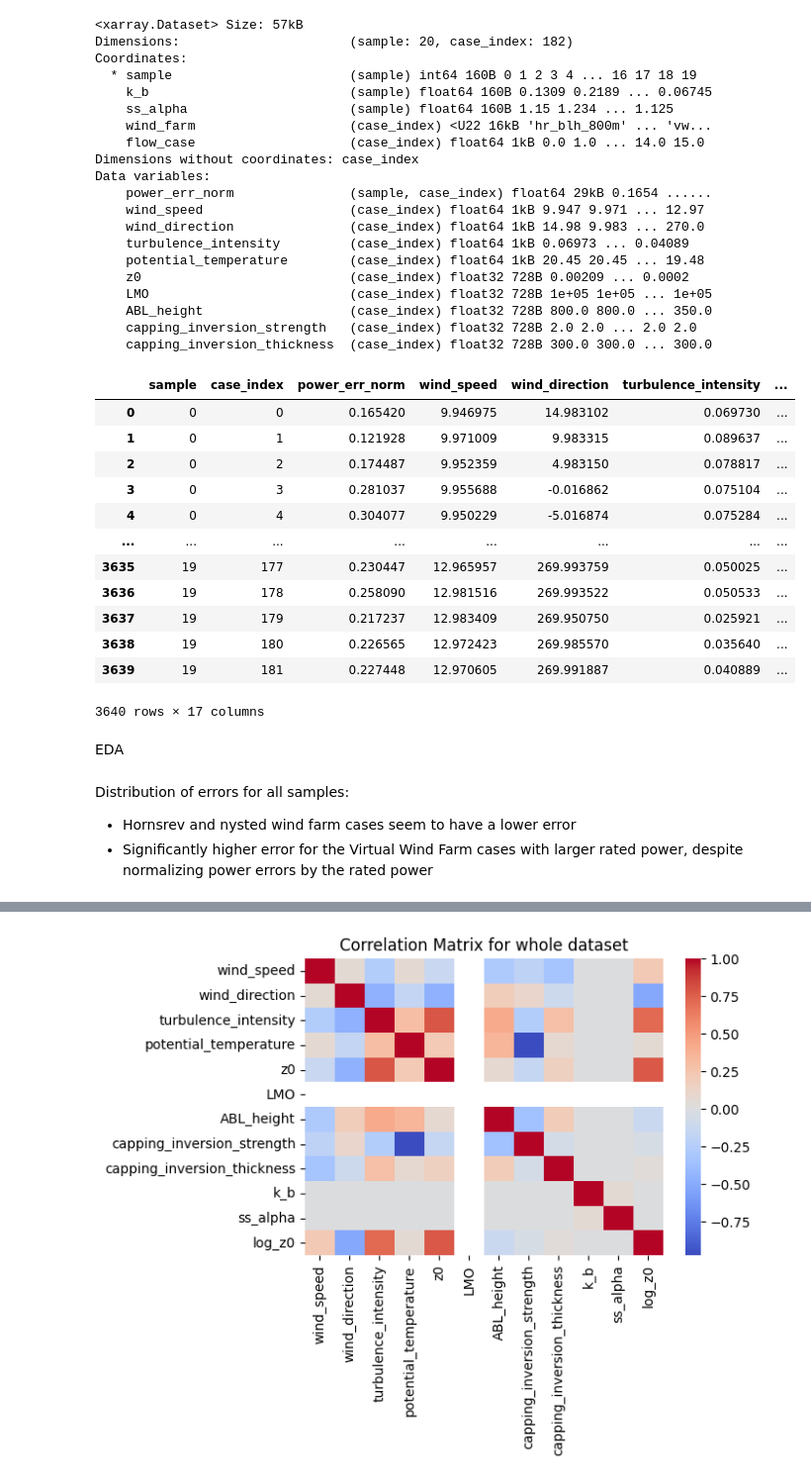
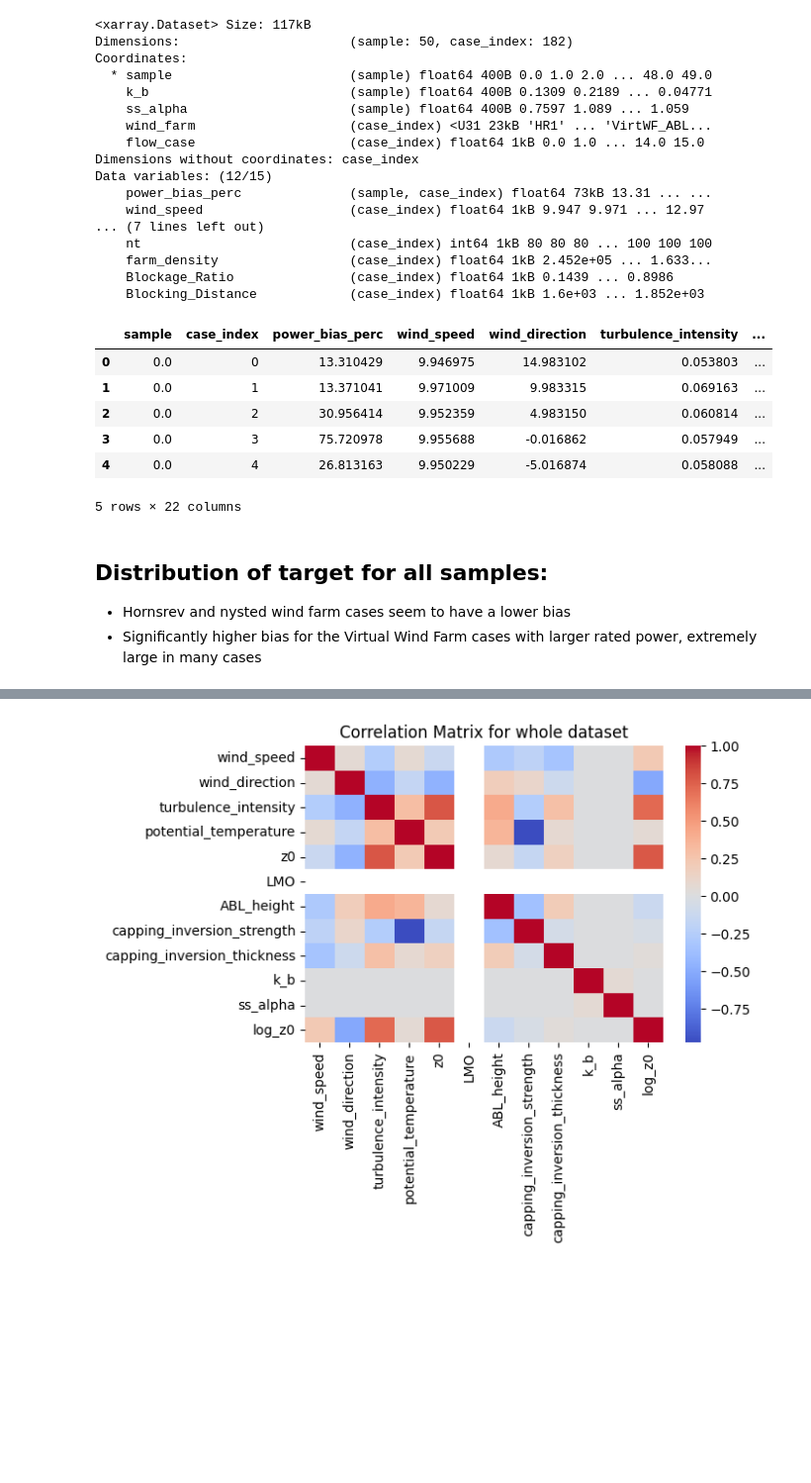
Before and after one commit to EUFLOW/WIFA_UQ, a Jupyter notebook: model_error_database/database_EDA.ipynb, the cells around one changed output, grey strips where cells are left out. Shown at 99% size. Drawn from its saved outputs; the diff is of its cells as text; code cells hidden in the pictures; blank space fills up the shorter version.

```diff
--- a/model_error_database/database_EDA.ipynb
+++ b/model_error_database/database_EDA.ipynb
@@ -7,52 +13,41 @@ import pandas as pd
 # %%
 # Load dataset and create version in dataframe format
-xr_data=xr.load_dataset("results_stacked_hh.nc")
+xr_data=xr.load_dataset("results_stacked_hh_blockage.nc")
 df=xr_data.to_dataframe().reset_index()
 df['log_z0']=np.log(df['z0'].values)
 xr_data
 # %% [output]
-<xarray.Dataset> Size: 57kB
-Dimensions:                      (sample: 20, case_index: 182)
+<xarray.Dataset> Size: 117kB
+Dimensions:                      (sample: 50, case_index: 182)
 Coordinates:
-  * sample                       (sample) int64 160B 0 1 2 3 4 ... 16 17 18 19
-    k_b                          (sample) float64 160B 0.1309 0.2189 ... 0.06745
-    ss_alpha                     (sample) float64 160B 1.15 1.234 ... 1.125
-    wind_farm                    (case_index) <U22 16kB 'hr_blh_800m' ... 'vw...
+  * sample                       (sample) float64 400B 0.0 1.0 2.0 ... 48.0 49.0
+    k_b                          (sample) float64 400B 0.1309 0.2189 ... 0.04771
+    ss_alpha                     (sample) float64 400B 0.7597 1.089 ... 1.059
+    wind_farm                    (case_index) <U31 23kB 'HR1' ... 'VirtWF_ABL...
     flow_case                    (case_index) float64 1kB 0.0 1.0 ... 14.0 15.0
 Dimensions without coordinates: case_index
-Data variables:
-    power_err_norm               (sample, case_index) float64 29kB 0.1654 ......
+Data variables: (12/15)
+    power_bias_perc              (sample, case_index) float64 73kB 13.31 ... ...
     wind_speed                   (case_index) float64 1kB 9.947 9.971 ... 12.97
-    wind_direction               (case_index) float64 1kB 14.98 9.983 ... 270.0
-    turbulence_intensity         (case_index) float64 1kB 0.06973 ... 0.04089
-    potential_temperature        (case_index) float64 1kB 20.45 20.45 ... 19.48
-    z0                           (case_index) float32 728B 0.00209 ... 0.0002
-    LMO                          (case_index) float32 728B 1e+05 1e+05 ... 1e+05
-    ABL_height                   (case_index) float32 728B 800.0 800.0 ... 350.0
-    capping_inversion_strength   (case_index) float32 728B 2.0 2.0 ... 2.0 2.0
-    capping_inversion_thickness  (case_index) float32 728B 300.0 300.0 ... 300.0
+... (7 lines left out)
+    nt                           (case_index) int64 1kB 80 80 80 ... 100 100 100
+    farm_density                 (case_index) float64 1kB 2.452e+05 ... 1.633...
+    Blockage_Ratio               (case_index) float64 1kB 0.1439 ... 0.8986
+    Blocking_Distance            (case_index) float64 1kB 1.6e+03 ... 1.852e+03
 # %%
 # in dataframe format
-df
+df.head()
 # %% [output]
-|  | sample | case_index | power_err_norm | wind_speed | wind_direction | turbulence_intensity | ... |
-| 0 | 0 | 0 | 0.165420 | 9.946975 | 14.983102 | 0.069730 | ... |
-| 1 | 0 | 1 | 0.121928 | 9.971009 | 9.983315 | 0.089637 | ... |
-| 2 | 0 | 2 | 0.174487 | 9.952359 | 4.983150 | 0.078817 | ... |
-| 3 | 0 | 3 | 0.281037 | 9.955688 | -0.016862 | 0.075104 | ... |
-| 4 | 0 | 4 | 0.304077 | 9.950229 | -5.016874 | 0.075284 | ... |
-| ... | ... | ... | ... | ... | ... | ... | ... |
-| 3635 | 19 | 177 | 0.230447 | 12.965957 | 269.993759 | 0.050025 | ... |
-| 3636 | 19 | 178 | 0.258090 | 12.981516 | 269.993522 | 0.050533 | ... |
-| 3637 | 19 | 179 | 0.217237 | 12.983409 | 269.950750 | 0.025921 | ... |
-| 3638 | 19 | 180 | 0.226565 | 12.972423 | 269.985570 | 0.035640 | ... |
-| 3639 | 19 | 181 | 0.227448 | 12.970605 | 269.991887 | 0.040889 | ... |
+|  | sample | case_index | power_bias_perc | wind_speed | wind_direction | turbulence_intensity | ... |
+| 0 | 0.0 | 0 | 13.310429 | 9.946975 | 14.983102 | 0.053803 | ... |
+| 1 | 0.0 | 1 | 13.371041 | 9.971009 | 9.983315 | 0.069163 | ... |
+| 2 | 0.0 | 2 | 30.956414 | 9.952359 | 4.983150 | 0.060814 | ... |
+| 3 | 0.0 | 3 | 75.720978 | 9.955688 | -0.016862 | 0.057949 | ... |
+| 4 | 0.0 | 4 | 26.813163 | 9.950229 | -5.016874 | 0.058088 | ... |
-3640 rows × 17 columns
+5 rows × 22 columns
-# %% [markdown]
-EDA
 # %% [markdown]
-Distribution of errors for all samples:
-- Hornsrev and nysted wind farm cases seem to have a lower error
-- Significantly higher error for the Virtual Wind Farm cases with larger rated power, despite normalizing power errors by the rated power
+## Distribution of target for all samples:
+- Hornsrev and nysted wind farm cases seem to have a lower bias
+- Significantly higher bias for the Virtual Wind Farm cases with larger rated power, extremely large in many cases
 # %%
 plt.figure(figsize=(9,6))
```
Also changed, not shown: parts of 10 cells of this notebook, 18 other files.
